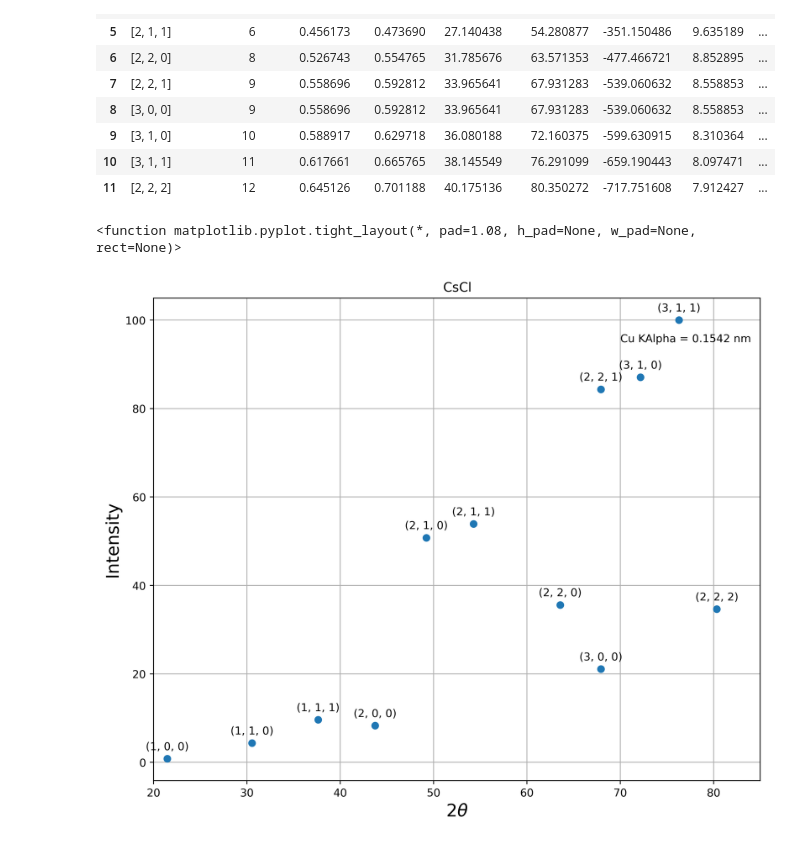
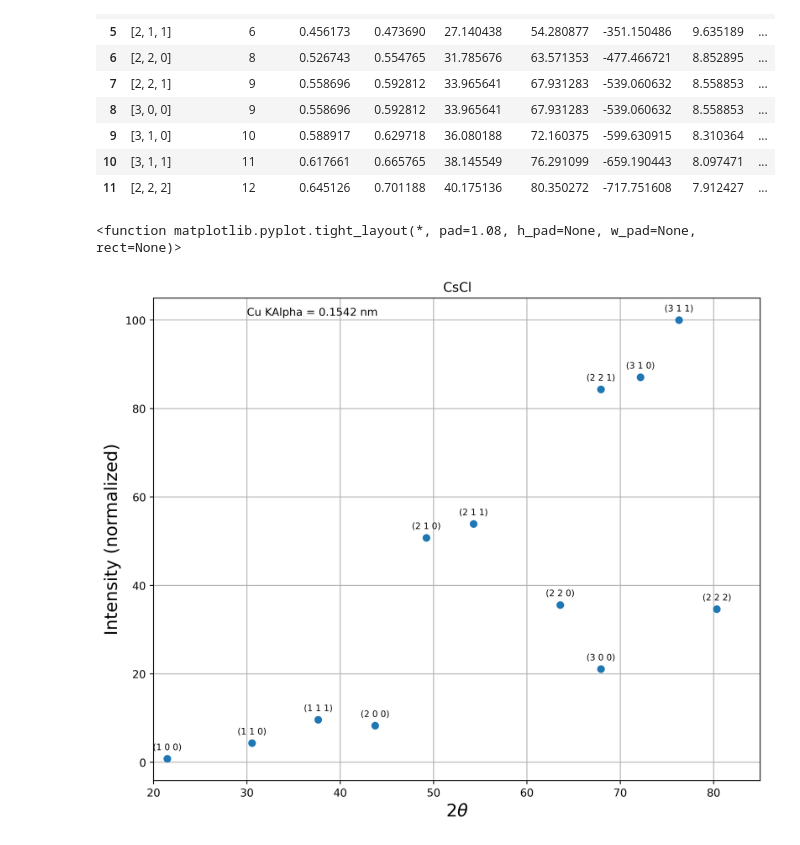
Before and after one commit to Hvossler/XRD, a Jupyter notebook: CsCl_XRD.ipynb, the cells around one changed output. Cells and saved outputs as stored; diff of their text form; code cells hidden in the pictures.

```diff
--- a/CsCl_XRD.ipynb
+++ b/CsCl_XRD.ipynb
@@ -130,11 +130,10 @@ def get_unique_permutations(hkl):
     return set(all_permutations)
 # %%
 # Calculate the structure factors using the atomic scattering factors-
-# i need to go through this math to make sure it is correct-
-# it definitely doesnt match the peak intensities given on materials project
+# my intensities dont match materials project
 #this is definitely where the error is- adding up the structure factor- it works for single atom but not for multiple atoms
-df['Structure Factor'] = (df['Cs_f'] * df['Miller'].apply(lambda x: Cs_structure_factor_term[tuple(x)]) +
-                              (df['Cl_f'] * df['Miller'].apply(lambda x: Cl_structure_factor_term[tuple(x)])))
+df['Structure Factor'] = (df['Cs_f'] * (df['Miller'].apply(lambda x: Cs_structure_factor_term[tuple(x)])) +
+                              (df['Cl_f'] * (df['Miller'].apply(lambda x: Cl_structure_factor_term[tuple(x)]))))
 df['F^2'] = df['Structure Factor']**2
 #df['p'] = [6, 12, 8, 6, 24, 12, 6, 24, 24, 8]
 df['p'] = df['Miller'].apply(lambda x: len(get_unique_permutations(x)))
@@ -158,27 +157,28 @@ df
 | 10 | [3, 1, 1] | 11 | 0.617661 | 0.665765 | 38.145549 | 76.291099 | -659.190443 | 8.097471 | ... |
 | 11 | [2, 2, 2] | 12 | 0.645126 | 0.701188 | 40.175136 | 80.350272 | -717.751608 | 7.912427 | ... |
 # %%
+# Filter out forbidden reflections
 fig = plt.figure(figsize=(10, 8), dpi = 400)
 filtered_df = df[df['Intensity_norm'] != 0]
 x = filtered_df['2 theta (deg)']
 y = filtered_df['Intensity_norm']
 plt.plot(x, y, 'o')
 
 # Add text labels above each data point
 for index, row in filtered_df.iterrows():
-    label = str(row['Miller']).replace('[', '(').replace(']', ')')
+    label = str(row['Miller']).replace('[', '(').replace(']', ')').replace(',', '')
     x = row['2 theta (deg)']
     y = row['Intensity_norm']
-    plt.text(x, y + 0.02 * max(filtered_df['Intensity_norm']), label, ha='center')
+    plt.text(x, y + 0.02 * max(filtered_df['Intensity_norm']), label, ha='center', fontsize=8)
 
 # Figure formatting
-plt.text(70, 95, "Cu KAlpha = 0.1542 nm")
+plt.text(30, 101, "Cu KAlpha = 0.1542 nm")
 plt.xlim(20, 85)
 plt.xlabel("2"r'$\theta$', fontsize = 16)
-plt.ylabel('Intensity', fontsize = 16)
+plt.ylabel('Intensity (normalized)', fontsize = 16)
 plt.title(r'$\mathrm{CsCl}$')
 plt.grid()
 plt.tight_layout
 # %% [output]
 <function matplotlib.pyplot.tight_layout(*, pad=1.08, h_pad=None, w_pad=None, rect=None)>
-[figure, old version]
+[figure, new version]
```
Also changed, not shown: 6 other files.
